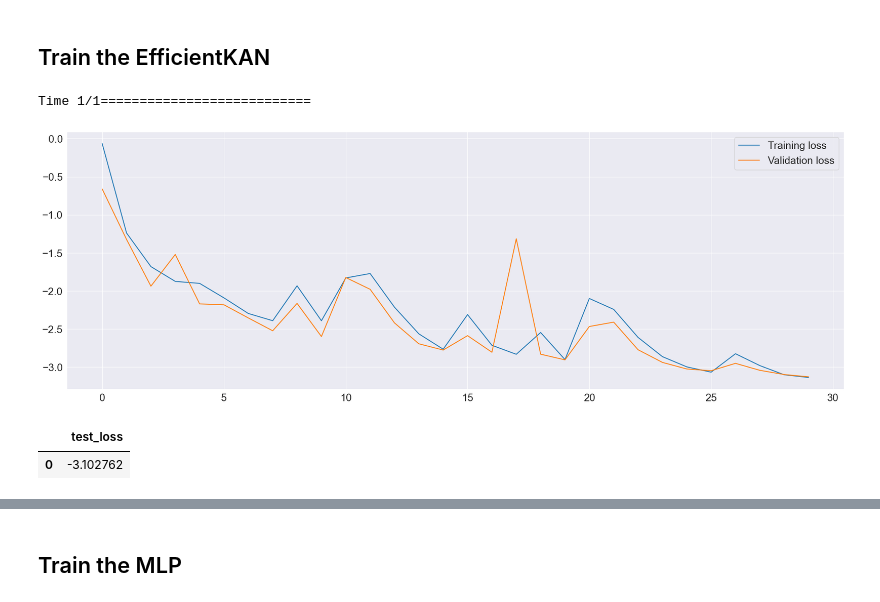
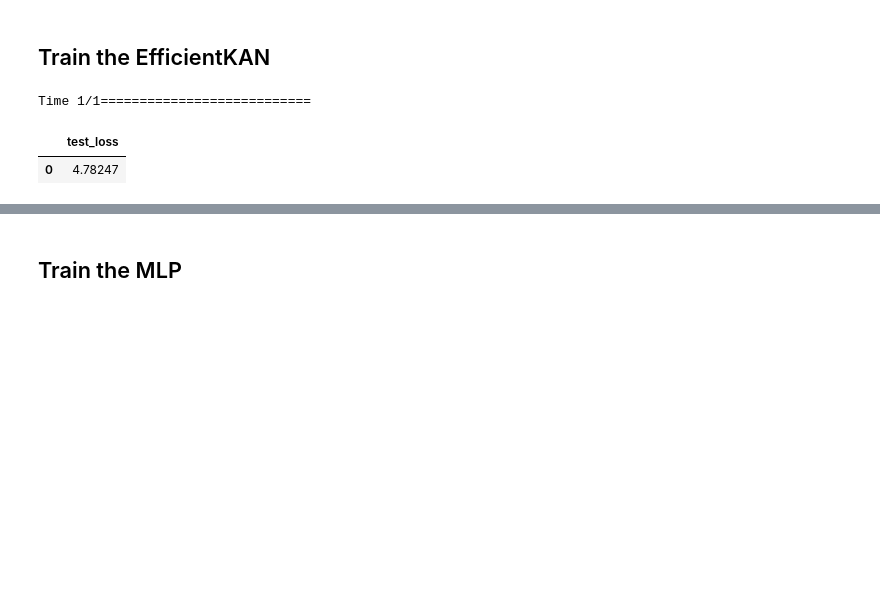
Before and after one commit to MrPio/PHM_North_America_2024_Challenge, a Jupyter notebook: 2-torque_target_probabilistic_regression/2.2-Torque_Target_Regression.ipynb, the cells around one changed output, grey strips where cells are left out. Drawn from its saved outputs; the diff is of its cells as text; code cells hidden in the pictures; blank space fills up the shorter version.

```diff
--- a/2-torque_target_probabilistic_regression/2.2-Torque_Target_Regression.ipynb
+++ b/2-torque_target_probabilistic_regression/2.2-Torque_Target_Regression.ipynb
@@ -20,7 +22,7 @@ df_x, df_y = read_dataset(stage='regression')
 # %% [markdown]
 ## Train the PyKAN
 # %%
-pyKAN: PHMNetwork = PyKAN([[len(df_x.columns), 0], [1, 0], [2, 0]], 'regression', grid_size=3, device='cpu')
+pyKAN: PHMNetwork = PyKAN([[len(df_x.columns), 0], [1, 0], [2, 0]], 'regression', grid_size=2, device='cpu',use_native_loss=True)
 # %% [output]
 checkpoint directory created: ./model
 saving model version 0.0
@@ -38,5 +40,5 @@ Ok, here goes the training. If you want to repeat the training several times, sa
 - The means and standard deviations used to standardize the dataset in each training, which values depend on the selected trainset, are stored inside the `results/<prefix>_norm.csv`.
 # %%
 # 3m
-pyKAN.multi_train(df_x, df_y['trq_margin'], epochs=15, lr=0.05, train_ratio=0.90, batch_size=2048,
+pyKAN.multi_train(df_x, df_y['trq_margin'], epochs=300, lr=0.05, train_ratio=0.80, batch_size=2048,
                   prefix='6-interpretable', times=1)
@@ -76,17 +72,16 @@ Text(-3.615456994207282, 0.7, '$\\tilde{\\mu}_3$ = 0.184')
 # %% [markdown]
 ## Train the EfficientKAN
 # %%
-efficientKAN: PHMNetwork = EfficientKAN(layers=[len(df_x.columns), 1, 2], task='regression', device='cpu')
+efficientKAN: PHMNetwork = EfficientKAN(layers=[len(df_x.columns), 1, 2], task='regression', device='cpu', use_native_loss=True)
 # %%
 efficientKAN.load('torque_target_final')
 # %%
 # 36s
-efficientKAN.multi_train(df_x, df_y['trq_target'], epochs=30, times=1)
+efficientKAN.multi_train(df_x, df_y['trq_target'], epochs=30, times=1, train_ratio=0.1, batch_size=2048)
 # %% [output]
 Time 1/1===========================
-[figure, removed]
 |  | test_loss |
-| 0 | -3.102762 |
+| 0 | 4.78247 |
 # %%
 efficientKAN.save('torque_target_final')
 # %%
```
Also changed, not shown: parts of 11 cells of this notebook, 25 other files.
